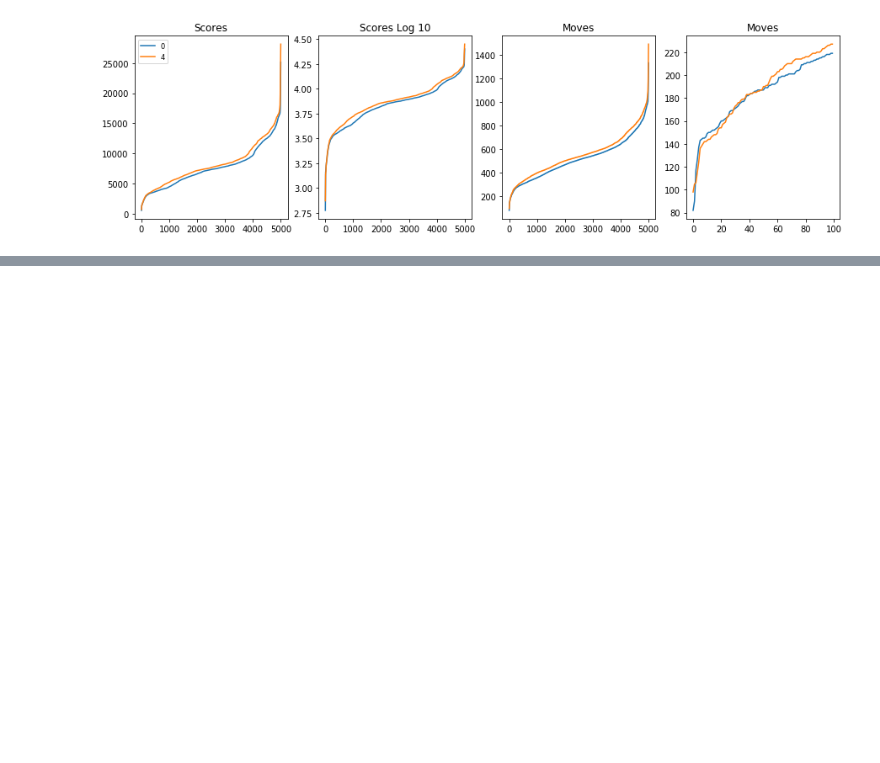
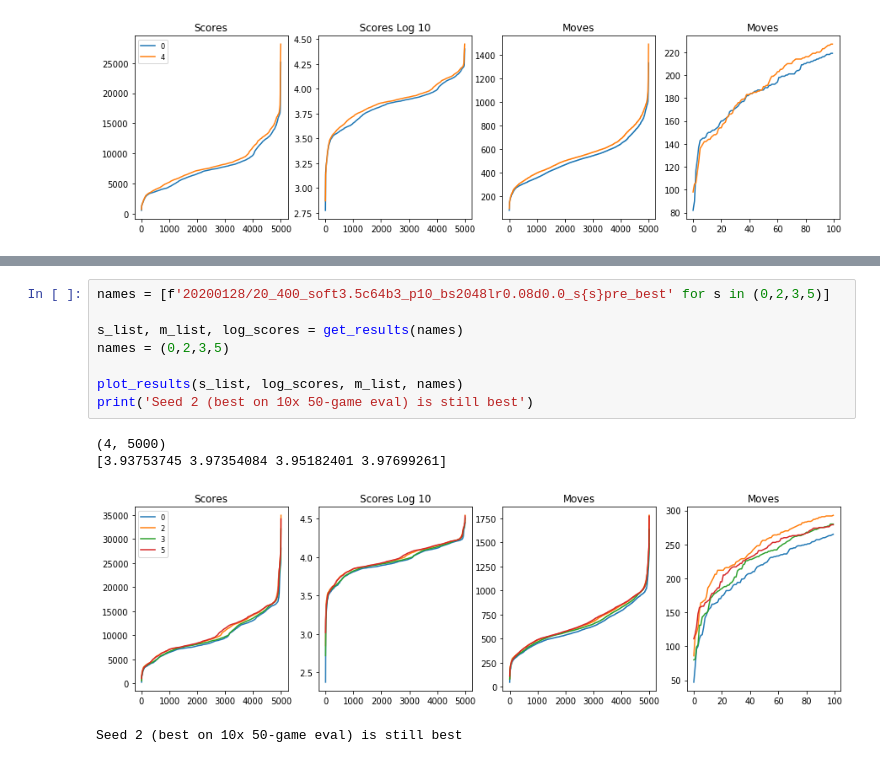
Before and after one commit to fqjin/2048NN, a Jupyter notebook: notebooks/compare_models.ipynb, the cells around one changed output, grey strips where cells are left out. Drawn from its saved outputs; the diff is of its cells as text; blank space fills up the shorter version.

```diff
--- a/notebooks/compare_models.ipynb
+++ b/notebooks/compare_models.ipynb
@@ -165,0 +183,13 @@ plot_results(s_list, log_scores, m_list, names)
+# %%
+names = [f'20200128/20_400_soft3.5c64b3_p10_bs2048lr0.08d0.0_s{s}pre_best' for s in (0,2,3,5)]
+
+s_list, m_list, log_scores = get_results(names)
+names = (0,2,3,5)
+
+plot_results(s_list, log_scores, m_list, names)
+print('Seed 2 (best on 10x 50-game eval) is still best')
+# %% [output]
+(4, 5000)
+[3.93753745 3.97354084 3.95182401 3.97699261]
+[figure, added]
+Seed 2 (best on 10x 50-game eval) is still best
```
Also changed, not shown: parts of 4 cells of this notebook, 6 other files.
